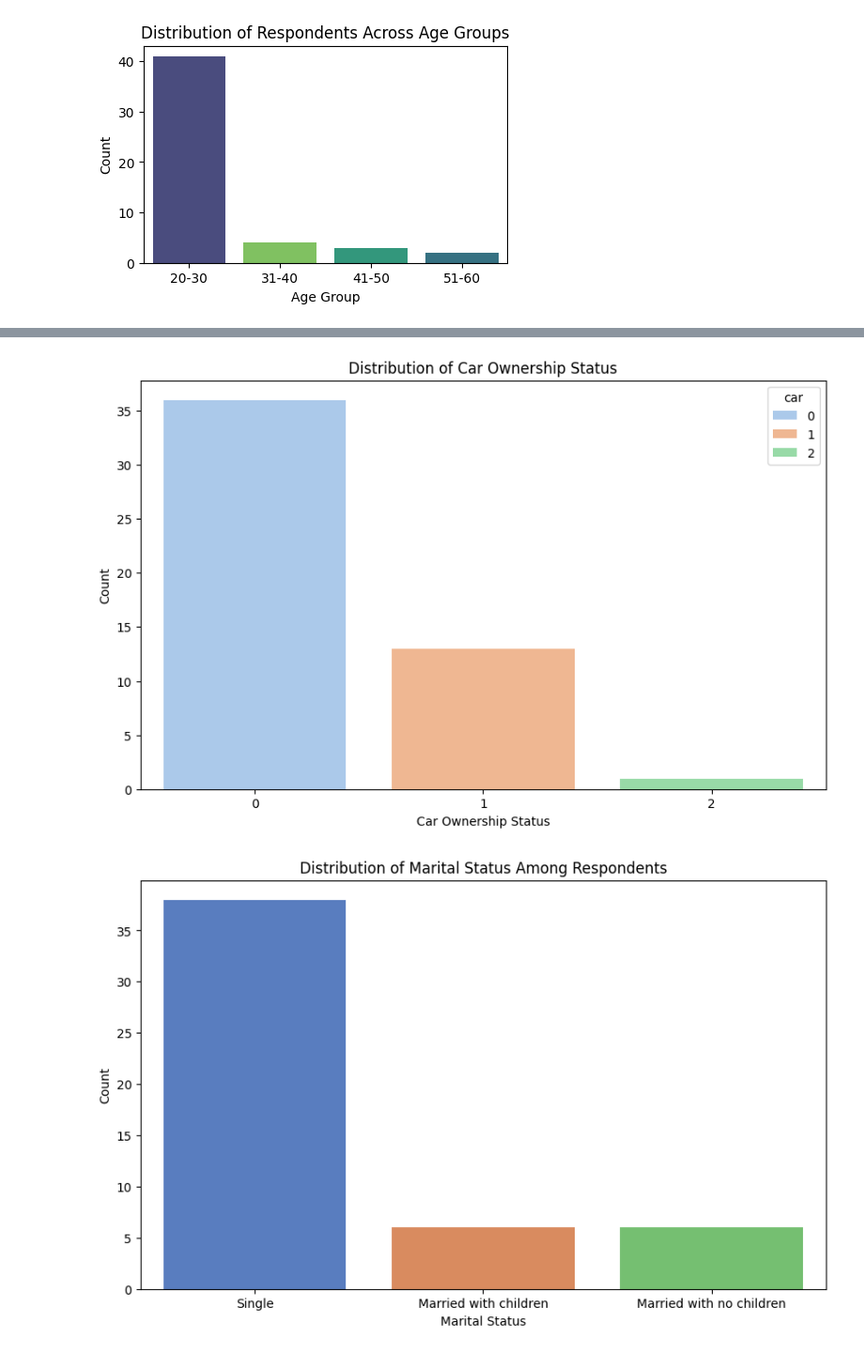
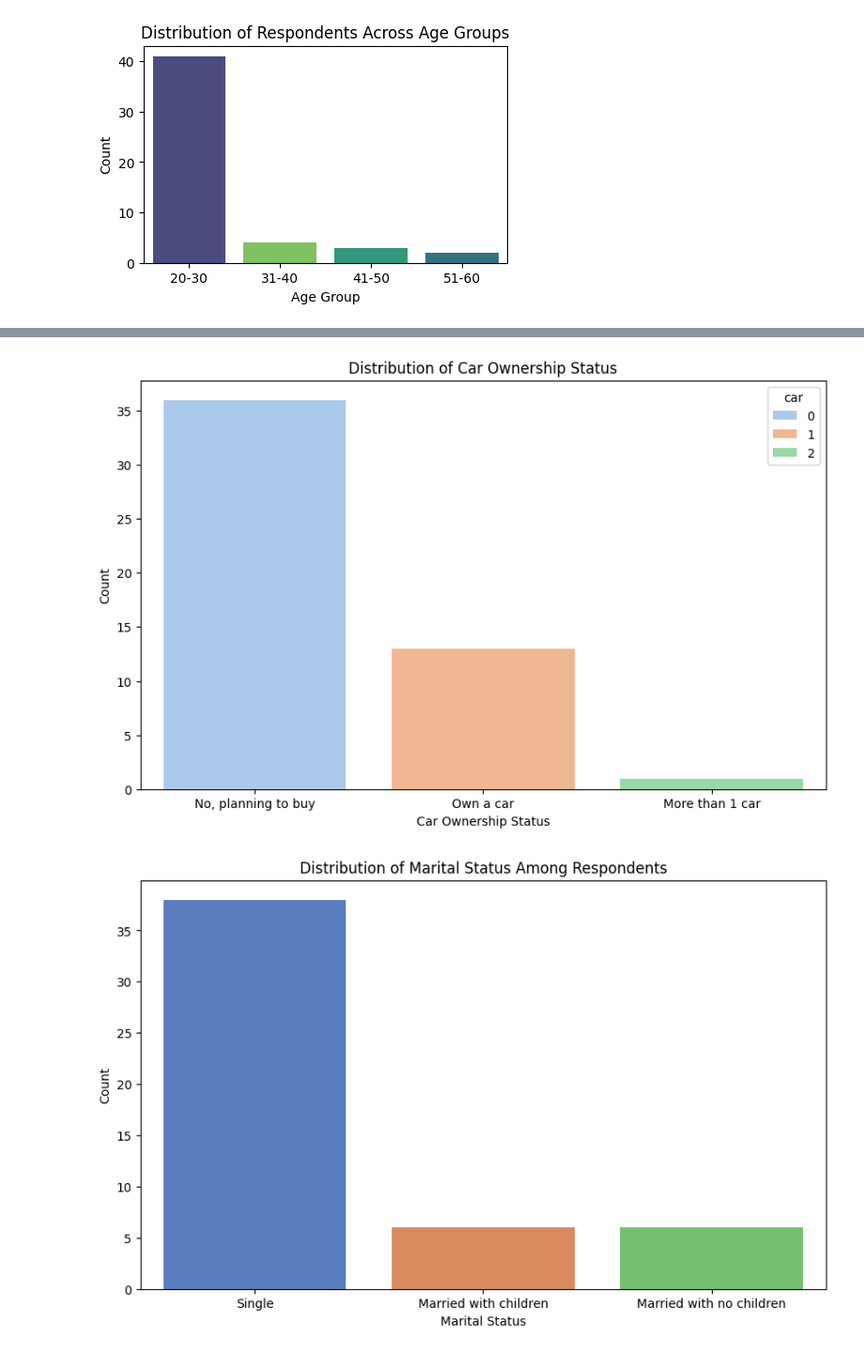
Before and after one commit to bentjh01/MA4829_Machine_Intelligence, a Jupyter notebook: data_exploration.ipynb, the cells around one changed output, grey strips where cells are left out. Shown at 94% size. Saved outputs shown, nothing was run; the diff lists cells and outputs as text; code cells hidden in the pictures.

```diff
--- a/data_exploration.ipynb
+++ b/data_exploration.ipynb
@@ -141,12 +141,14 @@ plt.show()
 # %%
 plt.figure(figsize=(10, 6))
 sns.countplot(data=data_mod_df, x='car', hue='car', palette='pastel')
 plt.title('Distribution of Car Ownership Status')
 plt.xlabel('Car Ownership Status')
 plt.ylabel('Count')
+tick_labels = ['No, planning to buy', 'Own a car', 'More than 1 car']
+plt.xticks(ticks=[0, 1, 2], labels=tick_labels)
 plt.show()
 # %% [output]
-[figure, old version]
+[figure, new version]
 # %%
 plt.figure(figsize=(10, 6))
 sns.countplot(data=data_mod_df, x='mariage', hue='mariage', palette='muted')
```
Also changed, not shown: parts of 2 cells of this notebook.
